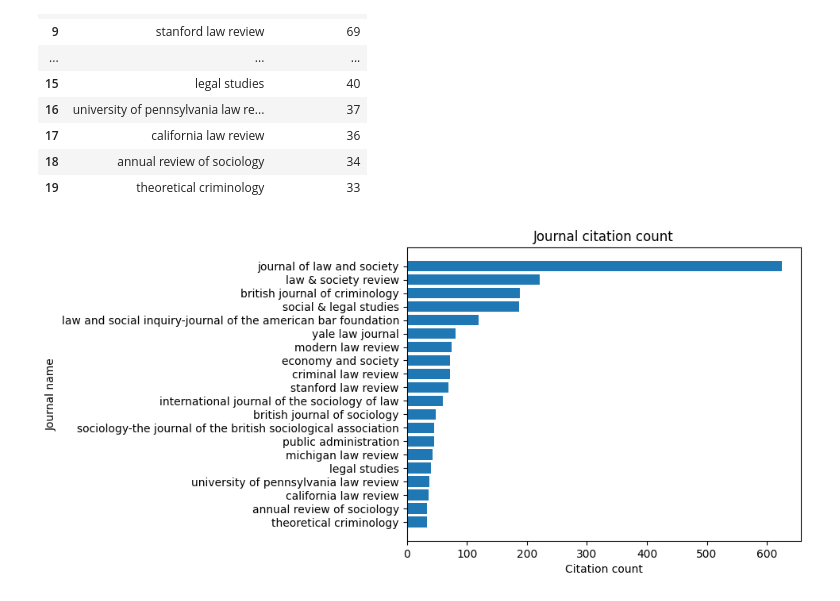
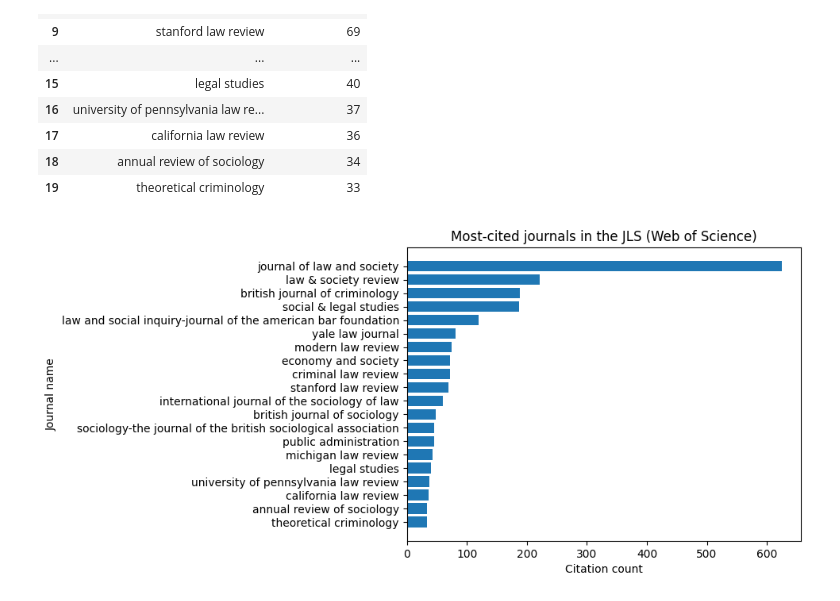
Before and after one commit to cboulanger/jls-bibliometry, a Jupyter notebook: jls-bibliometry.ipynb, the cells around one changed output. Cells and saved outputs as stored; diff of their text form; code cells hidden in the pictures.

```diff
--- a/jls-bibliometry.ipynb
+++ b/jls-bibliometry.ipynb
@@ -239,10 +239,10 @@ df
 # %%
 df = df.sort_values('Citation count', ascending=True)
 plt.barh(df['Journal name'], df['Citation count'])
 plt.xlabel('Citation count')
 plt.ylabel('Journal name')
-plt.title('Journal citation count')
+plt.title('Most-cited journals in the JLS (Web of Science)')
 plt.savefig("docs/jls-most-cited-journals-wos.png", bbox_inches="tight")
 plt.show()
 # %% [output]
-[figure, old version]
+[figure, new version]
```
Also changed, not shown: parts of 1 cell of this notebook, 2 other files.
